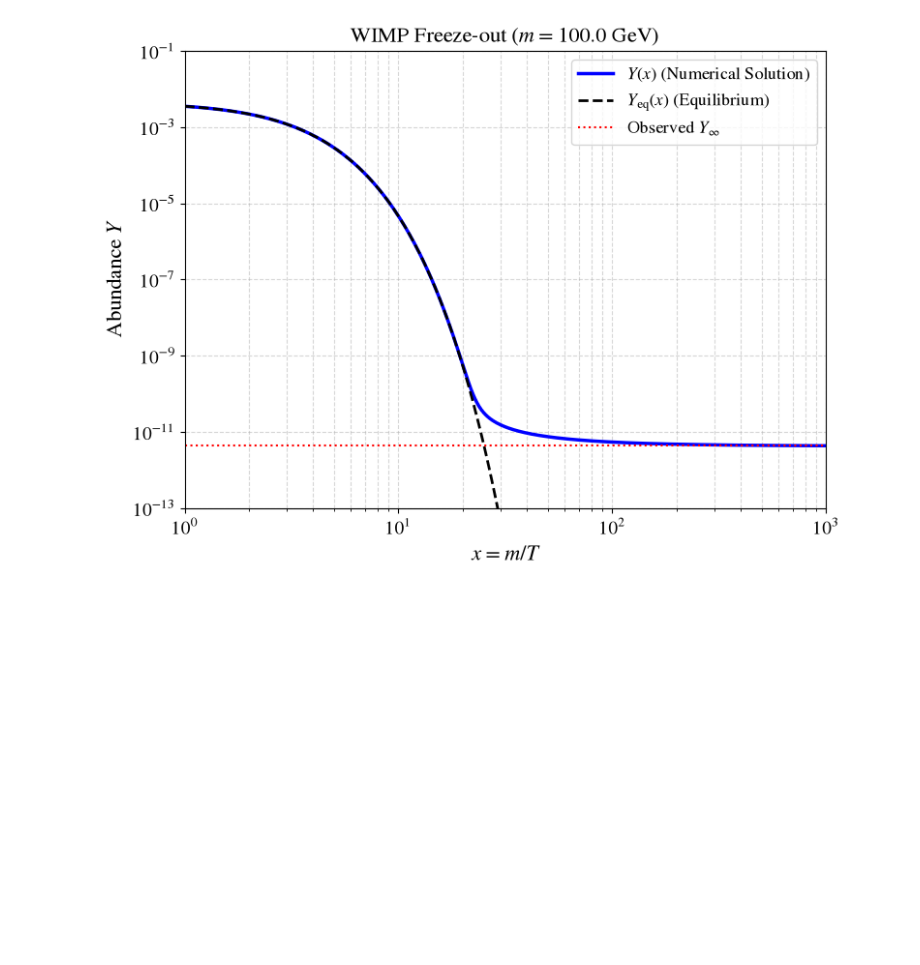
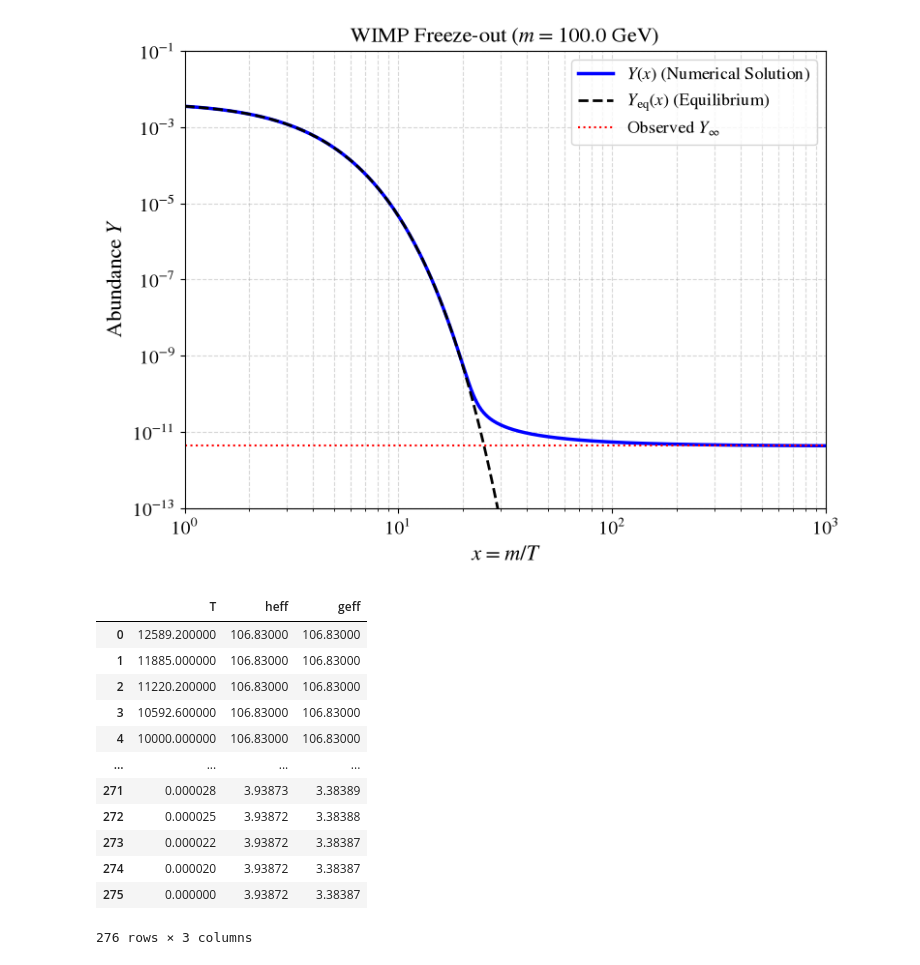
Before and after one commit to restrepo/WIMP, a Jupyter notebook: WIMP.ipynb, the cells around one changed output. Cells and saved outputs as stored; diff of their text form; code cells hidden in the pictures; blank space fills up the shorter version.

```diff
--- a/WIMP.ipynb
+++ b/WIMP.ipynb
@@ -155,0 +158,20 @@ Required <sigma v>      = 1.8391e-26 cm^3/s
+# %%
+url = "https://raw.githubusercontent.com/restrepo/micromegas/refs/heads/master/Data/hgEff/DHS.thg"
+# %%
+df = pd.read_csv(url, names=['T', 'heff','geff'],sep='\t+', header=None, skiprows=3, engine='python')
+# %%
+df
+# %% [output]
+|  | T | heff | geff |
+| 0 | 12589.200000 | 106.83000 | 106.83000 |
+| 1 | 11885.000000 | 106.83000 | 106.83000 |
+| 2 | 11220.200000 | 106.83000 | 106.83000 |
+| 3 | 10592.600000 | 106.83000 | 106.83000 |
+| 4 | 10000.000000 | 106.83000 | 106.83000 |
+| ... | ... | ... | ... |
+| 271 | 0.000028 | 3.93873 | 3.38389 |
+| 272 | 0.000025 | 3.93872 | 3.38388 |
+| 273 | 0.000022 | 3.93872 | 3.38387 |
+| 274 | 0.000020 | 3.93872 | 3.38387 |
+| 275 | 0.000000 | 3.93872 | 3.38387 |
+276 rows × 3 columns
```
Also changed, not shown: parts of 1 cell of this notebook.
